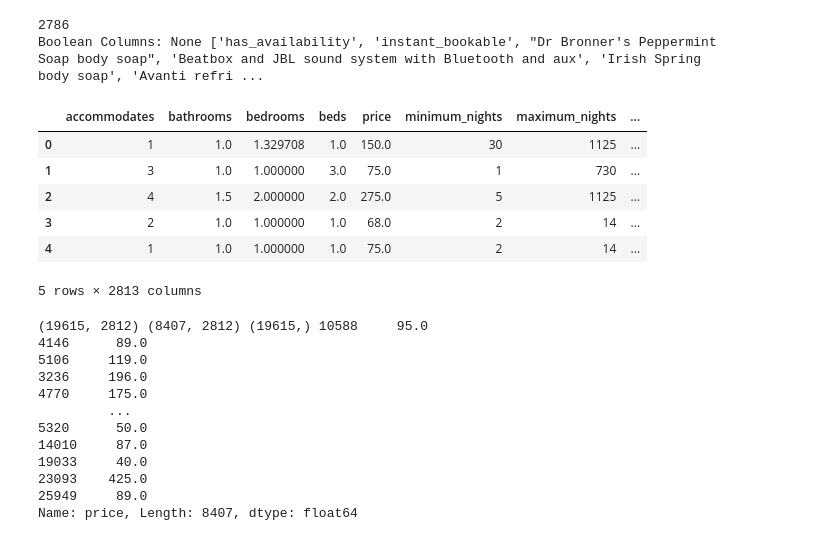
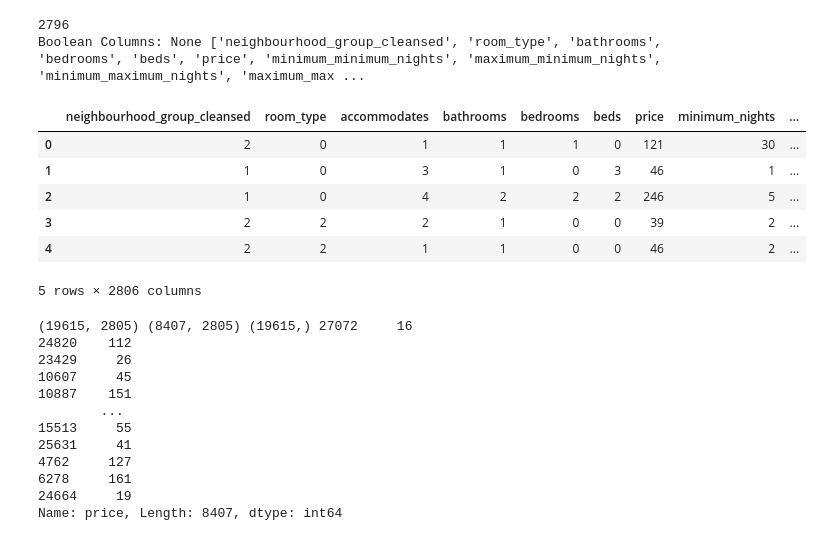
Before and after one commit to winsondong/506-final-project, a Jupyter notebook: final_project.ipynb, the cells around one changed output. Saved outputs shown, nothing was run; the diff lists cells and outputs as text; code cells hidden in the pictures.

```diff
--- a/final_project.ipynb
+++ b/final_project.ipynb
@@ -40,5 +40,4 @@ list(df.columns)
 # %%
-
 dropping_col = [ 'host_name',
  'host_location',
  'host_about',
@@ -57,6 +56,10 @@ dropping_col = [ 'host_name',
 
 # Avoid errors if columns are missing
 df = df.drop(columns=dropping_col, errors='ignore')
+df = df.drop(columns=[col for col in df.columns if 'host' in col.lower()], errors='ignore')
 
 list(df.columns)
+print(df.shape)
+
+df.head()
 # %% [output]
@@ -100,19 +94,18 @@ instant_bookable                   0
 reviews_per_month                  0
 dtype: int64
 # %%
-
-# Fill missing values: numeric columns -> mean, categorical columns -> 'Unknown'
+# Fill missing values: numeric columns -> mean, categorical columns -> 'drop'
 for col in df.columns:
     if df[col].dtype == 'object':  # Categorical column
-        df[col].fillna('Unknown', inplace=True)
+        df.dropna(subset=[col], inplace=True)
+
     else:  # Numeric column
         df[col].fillna(df[col].mean(), inplace=True)
 
-
 # Check missing values after filling
 missing_val_after = df.isnull().sum()
-print("Missing Values After Filling:\n", missing_val_after)
+print("Missing Values After Filling is: \n", missing_val_after)
 
-# Display updated column list
-print("Updated Columns:\n", list(df.columns))
+# # Display updated column list
+# print("Updated Columns:\n", list(df.columns))
 # %% [output]
@@ -166,7 +151,6 @@ all_amenities = set()
 for amenities in df['amenities']:
     all_amenities.update(amenities)
 # %%
-
 # Convert amenities into binary columns (1 if present, 0 if not)
 amenities_df = pd.DataFrame([{amenity: (amenity in amenities) for amenity in all_amenities} for amenities in df['amenities']])
 
@@ -174,11 +158,13 @@ amenities_df = pd.DataFrame([{amenity: (amenity in amenities) for amenity in all
 df = df.drop(columns='amenities')
 df = df.join(amenities_df)
 
-# One-hot encode categorical features
-categorical_features = ['neighbourhood_group_cleansed', 'room_type']
-df = pd.get_dummies(df, columns=categorical_features)
+# # One-hot encode categorical features
+# categorical_features = ['neighbourhood_group_cleansed', 'room_type']
+# df = pd.get_dummies(df, columns=categorical_features)
 
 # Display final dataset structure
 print("Final DataFrame Shape:", df.shape)
 print("Final Columns:", df.columns)
+
+df.head()
 # %% [output]
@@ -208,28 +222,26 @@ df.head()
 # %%
 def labels(columns):
     for col in columns:
         le = LabelEncoder()
         df[col] = le.fit_transform(df[col])
     return df
 
 
-categorical_features = df.select_dtypes(include=['bool']).columns
+categorical_features = df.select_dtypes(exclude=['int']).columns
 print("Boolean Columns:", print(len(categorical_features)), list(categorical_features))
-
-
 
 df = labels(categorical_features)
 df.head()
 # %% [output]
-2786
-Boolean Columns: None ['has_availability', 'instant_bookable', "Dr Bronner's Peppermint Soap body soap", 'Beatbox and JBL sound system with Bluetooth and aux', 'Irish Spring  body soap', 'Avanti refri ...
+2796
+Boolean Columns: None ['neighbourhood_group_cleansed', 'room_type', 'bathrooms', 'bedrooms', 'beds', 'price', 'minimum_minimum_nights', 'maximum_minimum_nights', 'minimum_maximum_nights', 'maximum_max ...
-|  | accommodates | bathrooms | bedrooms | beds | price | minimum_nights | maximum_nights | ... |
-| 0 | 1 | 1.0 | 1.329708 | 1.0 | 150.0 | 30 | 1125 | ... |
-| 1 | 3 | 1.0 | 1.000000 | 3.0 | 75.0 | 1 | 730 | ... |
-| 2 | 4 | 1.5 | 2.000000 | 2.0 | 275.0 | 5 | 1125 | ... |
-| 3 | 2 | 1.0 | 1.000000 | 1.0 | 68.0 | 2 | 14 | ... |
-| 4 | 1 | 1.0 | 1.000000 | 1.0 | 75.0 | 2 | 14 | ... |
+|  | neighbourhood_group_cleansed | room_type | accommodates | bathrooms | bedrooms | beds | price | minimum_nights | ... |
+| 0 | 2 | 0 | 1 | 1 | 1 | 0 | 121 | 30 | ... |
+| 1 | 1 | 0 | 3 | 1 | 0 | 3 | 46 | 1 | ... |
+| 2 | 1 | 0 | 4 | 2 | 2 | 2 | 246 | 5 | ... |
+| 3 | 2 | 2 | 2 | 1 | 0 | 0 | 39 | 2 | ... |
+| 4 | 2 | 2 | 1 | 1 | 0 | 0 | 46 | 2 | ... |
-5 rows × 2813 columns
+5 rows × 2806 columns
 # %%
 X = df.drop(columns="price")
 y = df["price"]
@@ -238,18 +250,18 @@ X_train, X_test, y_train, y_test = train_test_split(X, y, test_size=0.3)
 
 print(X_train.shape, X_test.shape, y_train.shape, y_test)
 # %% [output]
-(19615, 2812) (8407, 2812) (19615,) 10588     95.0
-4146      89.0
-5106     119.0
-3236     196.0
-4770     175.0
-         ...
-5320      50.0
-14010     87.0
-19033     40.0
-23093    425.0
-25949     89.0
-Name: price, Length: 8407, dtype: float64
+(19615, 2805) (8407, 2805) (19615,) 27072     16
+24820    112
+23429     26
+10607     45
+10887    151
+        ...
+15513     55
+25631     41
+4762     127
+6278     161
+24664     19
+Name: price, Length: 8407, dtype: int64
 # %%
 params = {
     'max_depth': [3, 5, 7, 10, None],
```
Also changed, not shown: parts of 13 cells of this notebook.
